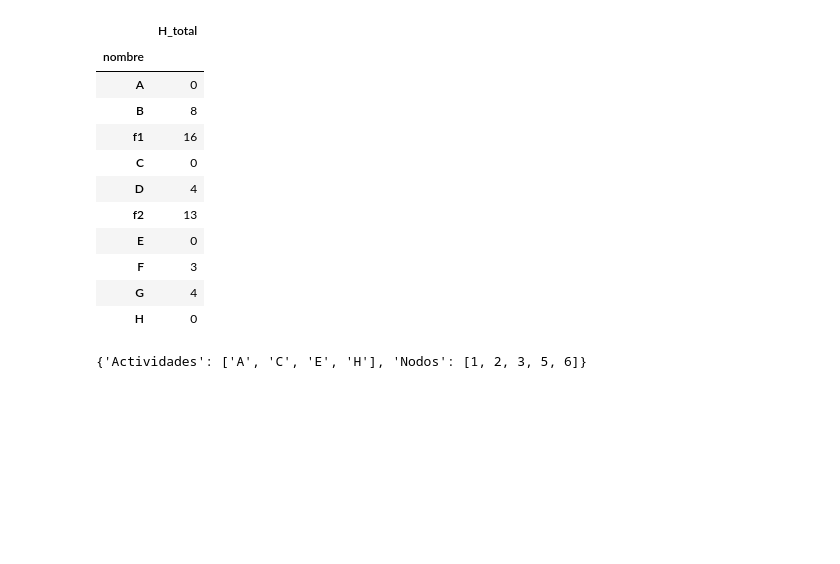
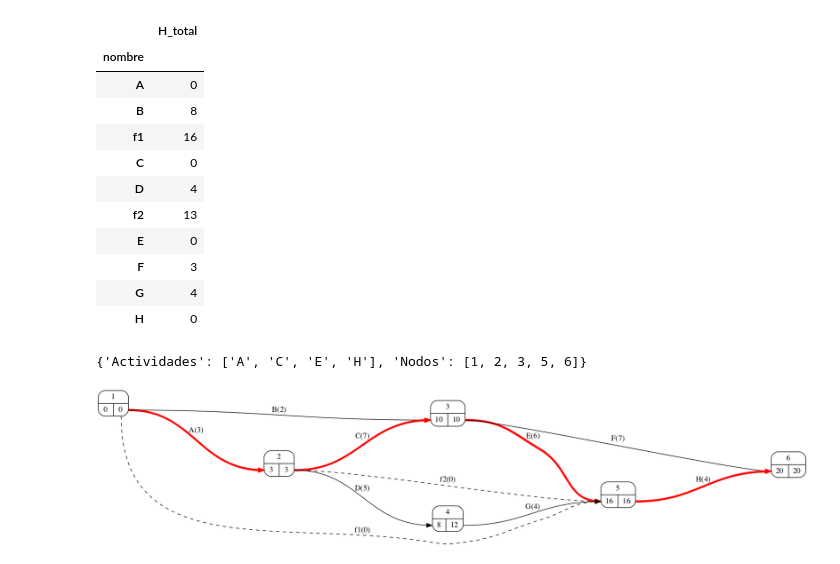
Before and after one commit to mcasl/pmULE, a Jupyter notebook: PERTs en Python.ipynb, the cells around one changed output. Cells and saved outputs as stored; diff of their text form; code cells hidden in the pictures; blank space fills up the shorter version.

```diff
--- a/PERTs en Python.ipynb
+++ b/PERTs en Python.ipynb
@@ -87,3 +89,9 @@ pert.holguras()
 pert.camino_critico()
 # %% [output]
 {'Actividades': ['A', 'C', 'E', 'H'], 'Nodos': [1, 2, 3, 5, 6]}
+# %%
+filename='pert_resuelto.png'
+pert.write_dot(filename=filename, orientation='portrait', tiempos=True, ranksep=3, nodesep=0.5)
+Image(filename)
+# %% [output]
+[figure, added]
```
Also changed, not shown: parts of 2 cells of this notebook, 1 other file.
